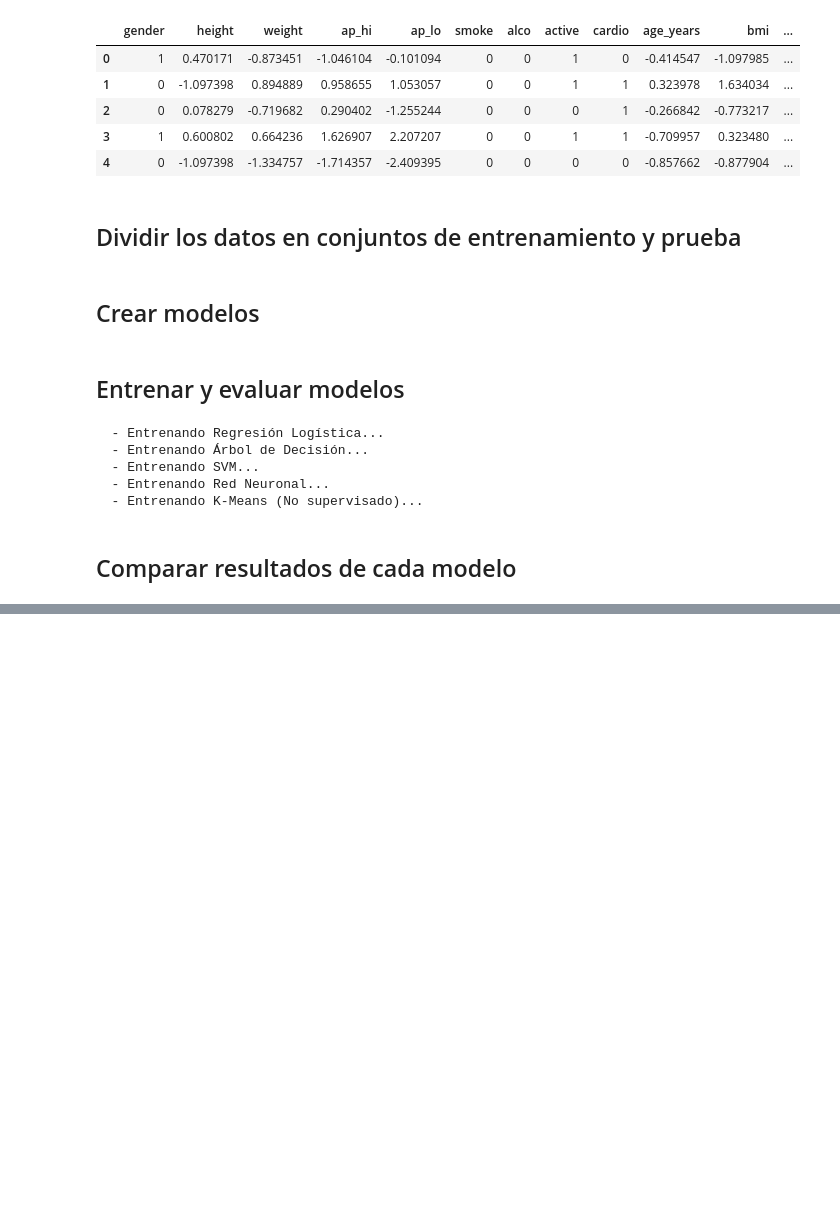
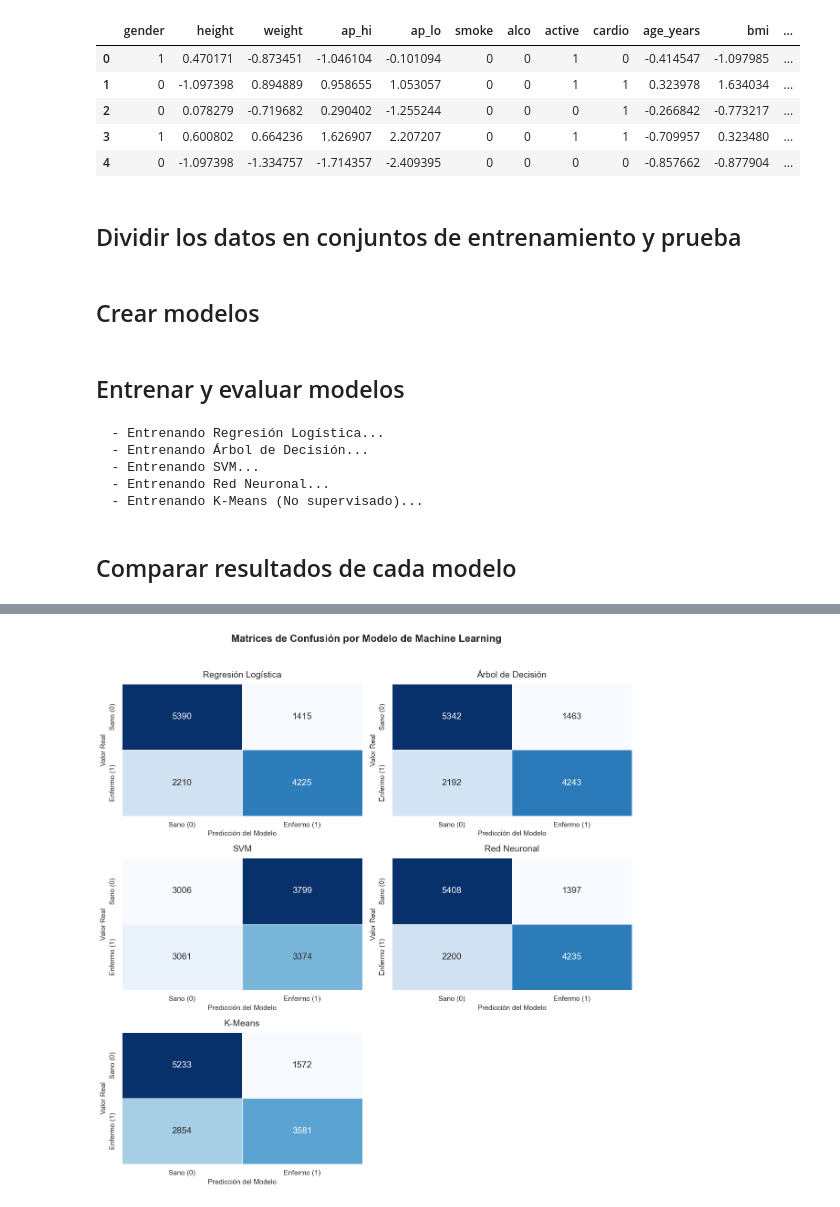
Before and after one commit to MiguelF-AI/ML_ProyectoFinal, a Jupyter notebook: Train.ipynb, the cells around one changed output, grey strips where cells are left out. Cells and saved outputs as stored; diff of their text form; code cells hidden in the pictures; blank space fills up the shorter version.

```diff
--- a/Train.ipynb
+++ b/Train.ipynb
@@ -194,0 +154,50 @@ AttributeError: module 'matplotlib' has no attribute 'subplots'
+# %%
+# Guardar todas las predicciones en un solo diccionario
+diccionario_predicciones = {}
+
+# Predicciones de modelos Scikit-Learn
+for name, model in modelos.items():
+    diccionario_predicciones[name] = model.predict(X_test)
+
+# Predicciones de TensorFlow y K-Means
+diccionario_predicciones["Red Neuronal"] = y_pred_nn
+diccionario_predicciones["K-Means"] = y_pred_kmeans
+
+# Configurar la cuadrícula
+num_modelos = len(diccionario_predicciones)
+filas = (num_modelos + 1) // 2
+columnas = 2
+
+fig, axes = plt.subplots(nrows=filas, ncols=columnas, figsize=(12, 4 * filas))
+fig.suptitle('Matrices de Confusión por Modelo de Machine Learning', fontsize=16, fontweight='bold', y=1.02)
+
+axes = axes.flatten()
+
+# Iterar sobre los modelos y generar cada matriz
+for i, (nombre_modelo, predicciones) in enumerate(diccionario_predicciones.items()):
+
+    # Calcular la matriz de confusión real vs predicción
+    cm = confusion_matrix(y_test, predicciones)
+
+    # Graficar usando seaborn heatmap
+    sns.heatmap(cm, annot=True, fmt='g', cmap='Blues', ax=axes[i],
+                cbar=False, annot_kws={"size": 14}, linewidths=.5, edgecolor='gray')
+
+    # Configurar títulos y etiquetas
+    axes[i].set_title(nombre_modelo, fontsize=14, pad=10)
+    axes[i].set_xlabel('Predicción del Modelo', fontsize=11)
+    axes[i].set_ylabel('Valor Real', fontsize=11)
+
+    # Cambiar los números 0 y 1 por texto para mejor lectura
+    axes[i].xaxis.set_ticklabels(['Sano (0)', 'Enfermo (1)'])
+    axes[i].yaxis.set_ticklabels(['Sano (0)', 'Enfermo (1)'])
+
+if num_modelos < len(axes):
+    for j in range(num_modelos, len(axes)):
+        fig.delaxes(axes[j])
+
+# Ajustar los espacios y mostrar
+plt.tight_layout()
+plt.show()
+# %% [output]
+[figure, added]
```
Also changed, not shown: parts of 3 cells of this notebook.
